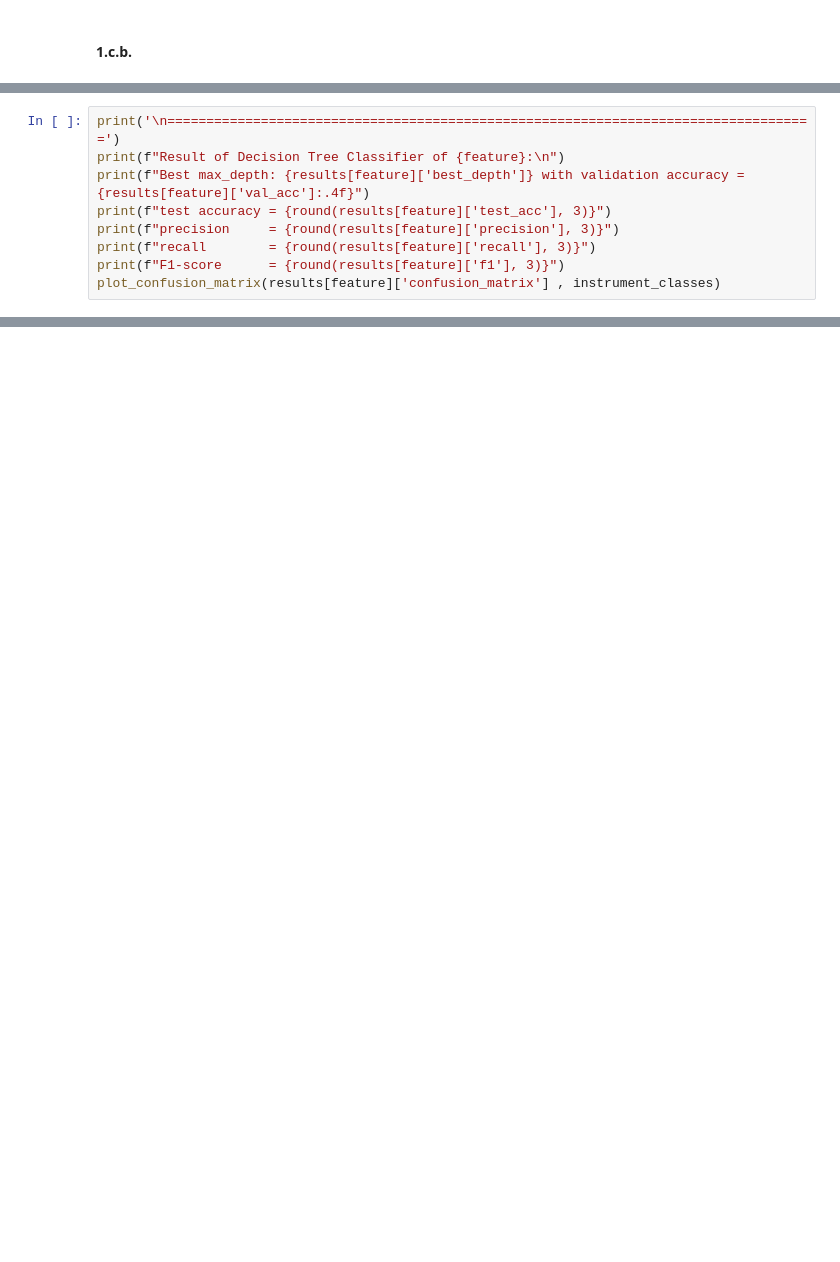
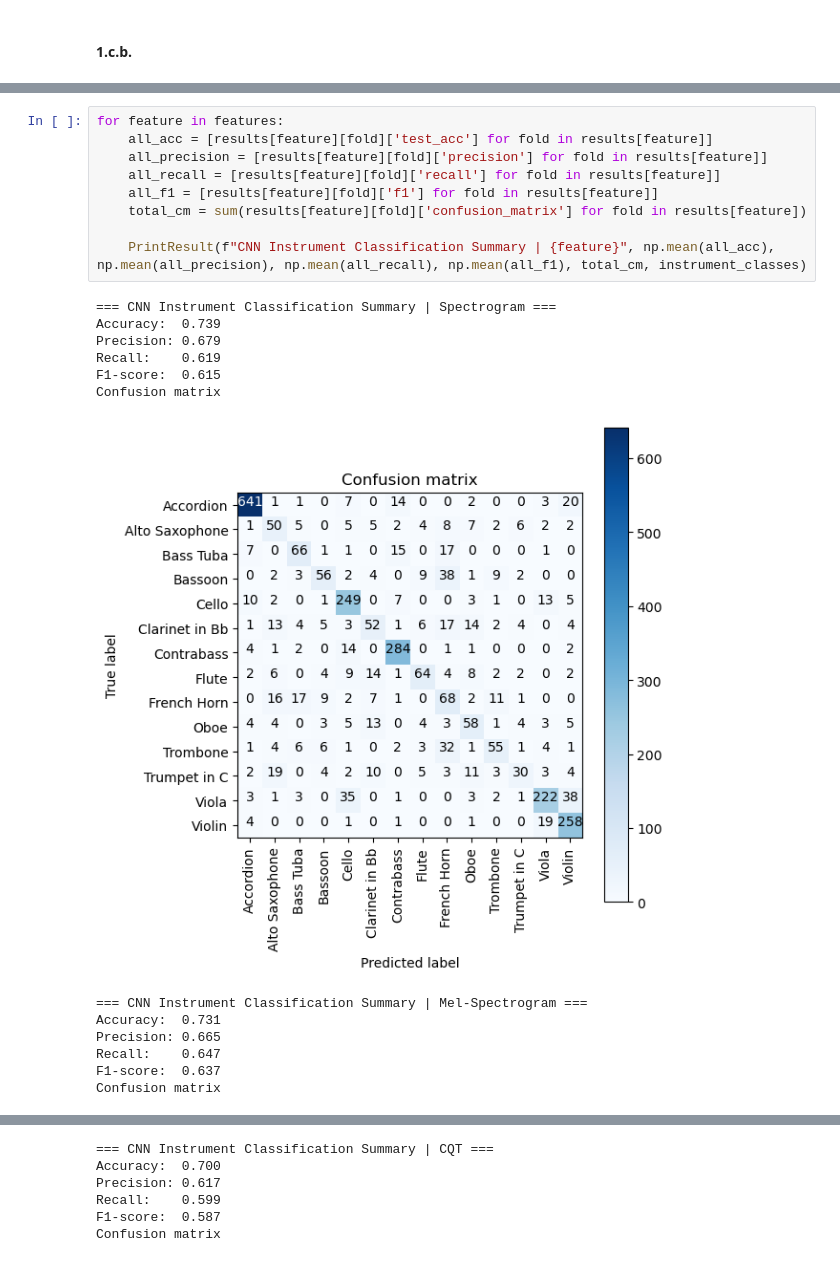
Before and after one commit to Wangwei-cheng/NYCU-MIR-113Spring-HW, a Jupyter notebook: HW2/hw2.ipynb, the cells around one changed output, grey strips where cells are left out. Saved outputs shown, nothing was run; the diff lists cells and outputs as text; blank space fills up the shorter version.

```diff
--- a/HW2/hw2.ipynb
+++ b/HW2/hw2.ipynb
@@ -448,9 +439,23 @@ NameError: name 'best_depth' is not defined
-# %%
-print('\n===================================================================================')
-print(f"Result of Decision Tree Classifier of {feature}:\n")
-print(f"Best max_depth: {results[feature]['best_depth']} with validation accuracy = {results[feature]['val_acc']:.4f}")
-print(f"test accuracy = {round(results[feature]['test_acc'], 3)}")
-print(f"precision     = {round(results[feature]['precision'], 3)}")
-print(f"recall        = {round(results[feature]['recall'], 3)}")
-print(f"F1-score      = {round(results[feature]['f1'], 3)}")
-plot_confusion_matrix(results[feature]['confusion_matrix'] , instrument_classes)
+# %%
+for feature in features:
+    all_acc = [results[feature][fold]['test_acc'] for fold in results[feature]]
+    all_precision = [results[feature][fold]['precision'] for fold in results[feature]]
+    all_recall = [results[feature][fold]['recall'] for fold in results[feature]]
+    all_f1 = [results[feature][fold]['f1'] for fold in results[feature]]
+    total_cm = sum(results[feature][fold]['confusion_matrix'] for fold in results[feature])
+
+    PrintResult(f"CNN Instrument Classification Summary | {feature}", np.mean(all_acc), np.mean(all_precision), np.mean(all_recall), np.mean(all_f1), total_cm, instrument_classes)
+# %% [output]
+=== CNN Instrument Classification Summary | Spectrogram ===
+Accuracy:  0.739
+Precision: 0.679
+Recall:    0.619
+F1-score:  0.615
+Confusion matrix
+[figure, added]
+=== CNN Instrument Classification Summary | Mel-Spectrogram ===
+Accuracy:  0.731
+Precision: 0.665
+Recall:    0.647
+F1-score:  0.637
+Confusion matrix
@@ -456,0 +463,6 @@ plot_confusion_matrix(results[feature]['confusion_matrix'] , instrument_classes)
+=== CNN Instrument Classification Summary | CQT ===
+Accuracy:  0.700
+Precision: 0.617
+Recall:    0.599
+F1-score:  0.587
+Confusion matrix
```
Also changed, not shown: parts of 36 cells of this notebook.
